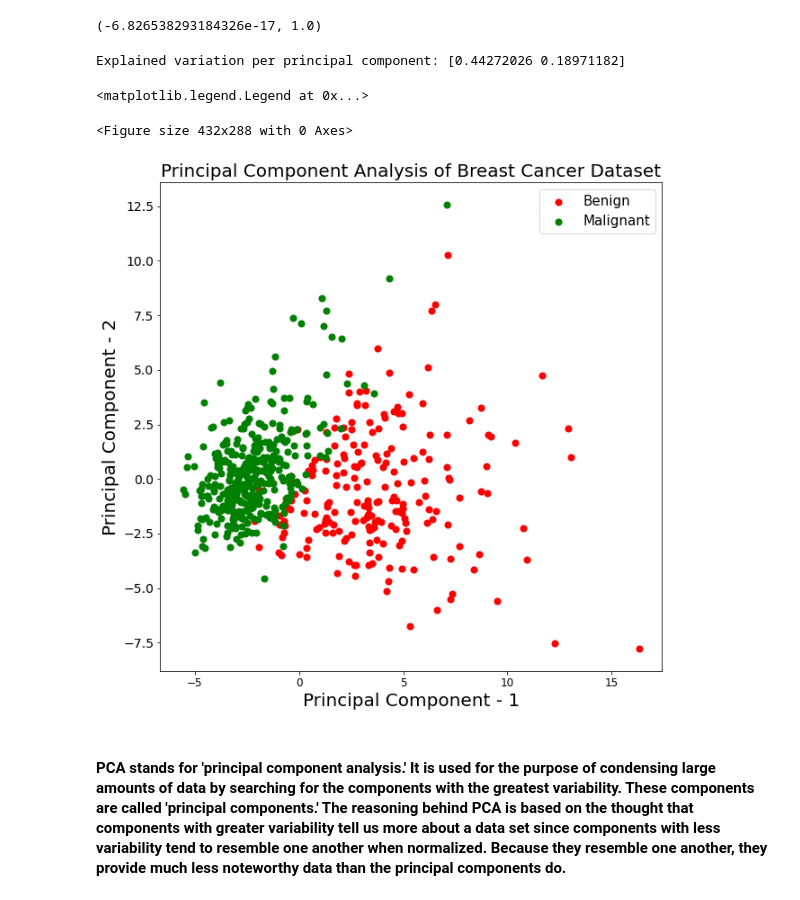
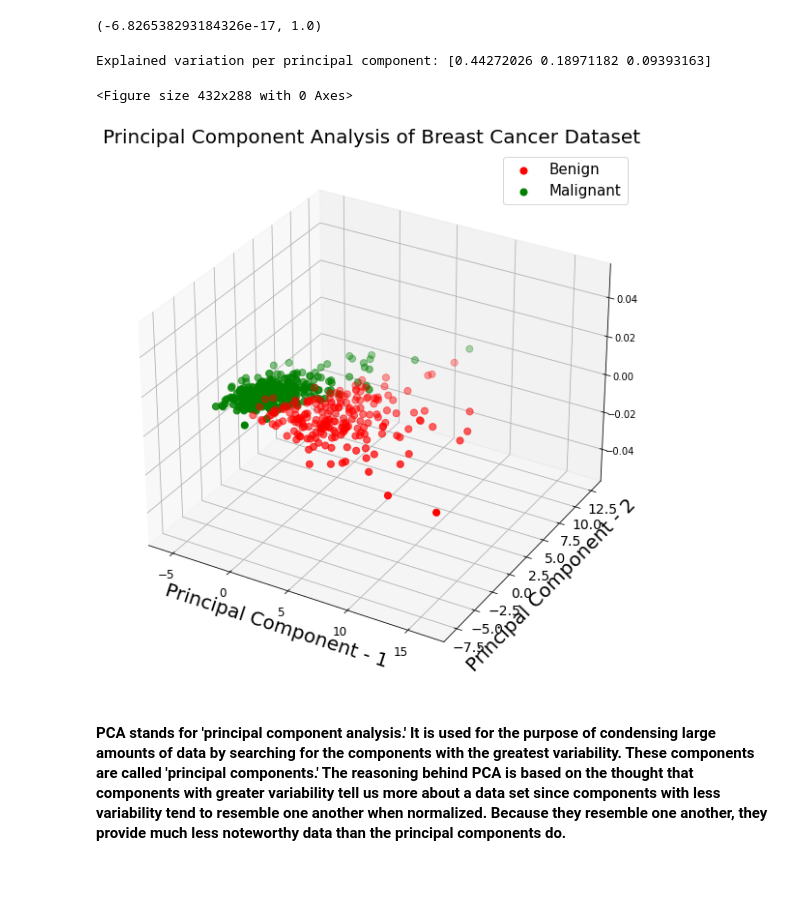
Before and after one commit to jmort16/week_10, a Jupyter notebook: wk_10_hmwk.ipynb, the cells around one changed output. Drawn from its saved outputs; the diff is of its cells as text; code cells hidden in the pictures.

```diff
--- a/wk_10_hmwk.ipynb
+++ b/wk_10_hmwk.ipynb
@@ -271,35 +353,62 @@ np.mean(x),np.std(x)
 # %%
 # convert to a tabular format and create dataframe containing normalized data
 feat_cols = ['feature'+str(i) for i in range(x.shape[1])]
 normalized_breast = pd.DataFrame(x,columns=feat_cols)
 
-# apply PCA to reduce data to two principal components
-pca_breast = PCA(n_components=2)
+# apply PCA to reduce data to THREE principal components
+pca_breast = PCA(n_components=3)
 principalComponents_breast = pca_breast.fit_transform(x)
 # create dataframe with only the two principal components
-principal_breast_Df = pd.DataFrame(data = principalComponents_breast, columns = ['principal component 1', 'principal component 2'])
+principal_breast_Df = pd.DataFrame(data = principalComponents_breast, columns = ['principal component 1', 'principal component 2', 'principal component 3'])
 print('Explained variation per principal component: {}'.format(pca_breast.explained_variance_ratio_))
 
-# create a scatterplot one principal component on each axis
+# importing mplot3d toolkits
+from mpl_toolkits import mplot3d
+
+# create a scatterplot with each of the three principal components on an axis in 3D
 plt.figure()
 plt.figure(figsize=(10,10))
+
+# syntax for 3-D projection
+ax = plt.axes(projection ='3d')
+z = np.linspace(0, 1, 100)
+x = z * np.sin(20 * z)
+y = z * np.cos(20 * z)
+c = x + y
+ax.scatter(x, y, z, c=c)
+
 plt.xticks(fontsize=12)
 plt.yticks(fontsize=14)
 plt.xlabel('Principal Component - 1',fontsize=20)
 plt.ylabel('Principal Component - 2',fontsize=20)
-plt.title("Principal Component Analysis of Breast Cancer Dataset",fontsize=20)
+
+ax.set_title("Principal Component Analysis of Breast Cancer Dataset",fontsize=20)
 targets = ['Benign', 'Malignant']
 colors = ['r', 'g']
 for target, color in zip(targets,colors):
     indicesToKeep = breast_dataset['label'] == target
     plt.scatter(principal_breast_Df.loc[indicesToKeep, 'principal component 1']
-               , principal_breast_Df.loc[indicesToKeep, 'principal component 2'], c = color, s = 50)
+               , principal_breast_Df.loc[indicesToKeep, 'principal component 2']
+                , c = color, s = 50)
+
 
 plt.legend(targets,prop={'size': 15})
+
+plt.show()
+
+
+
+from mpl_toolkits import mplot3d
+import numpy as np
+import matplotlib.pyplot as plt
+fig = plt.figure()
+ax = plt.axes(projection='3d')
+
+ax.set_title('3d Scatter plot')
+plt.show()
 # %% [output]
-Explained variation per principal component: [0.44272026 0.18971182]
+Explained variation per principal component: [0.44272026 0.18971182 0.09393163]
-<matplotlib.legend.Legend at 0x...>
+<Figure size 432x288 with 0 Axes>
-<Figure size 432x288 with 0 Axes>
-[figure, old version]
+[figure, new version]
 # %% [markdown]
 #### PCA stands for 'principal component analysis.'  It is used for the purpose of condensing large amounts of data by searching for the components with the greatest variability.  These components are called 'principal components.'  The reasoning behind PCA is based on the thought that components with greater variability tell us more about a data set since components with less variability tend to resemble one another when normalized.  Because they resemble one another, they provide much less noteworthy data than the principal components do.
```
Also changed, not shown: parts of 17 cells of this notebook.
